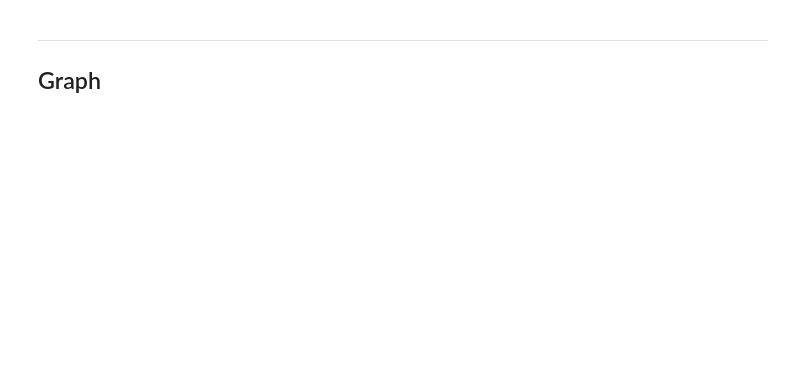
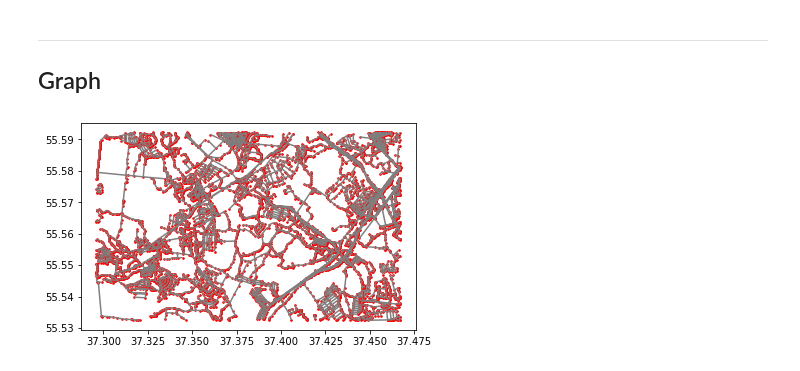
Before and after one commit to Denikozub/Offroad-routing-engine, a Jupyter notebook: Graph.ipynb, the cells around one changed output. Cells and saved outputs as stored; diff of their text form; code cells hidden in the pictures; blank space fills up the shorter version.

```diff
--- a/Graph.ipynb
+++ b/Graph.ipynb
@@ -153,0 +164,9 @@ ___
+# %%
+# Read nodes and edges of the 'driving' network
+nodes, edges = osm.get_network(nodes=True, network_type="walking") # driving for directed graph
+
+# Plot nodes and edges on a map
+ax = edges.plot(figsize=(6,6), color="gray")
+ax = nodes.plot(ax=ax, color="red", markersize=2.5)
+# %% [output]
+[figure, added]
```
Also changed, not shown: parts of 6 cells of this notebook.
